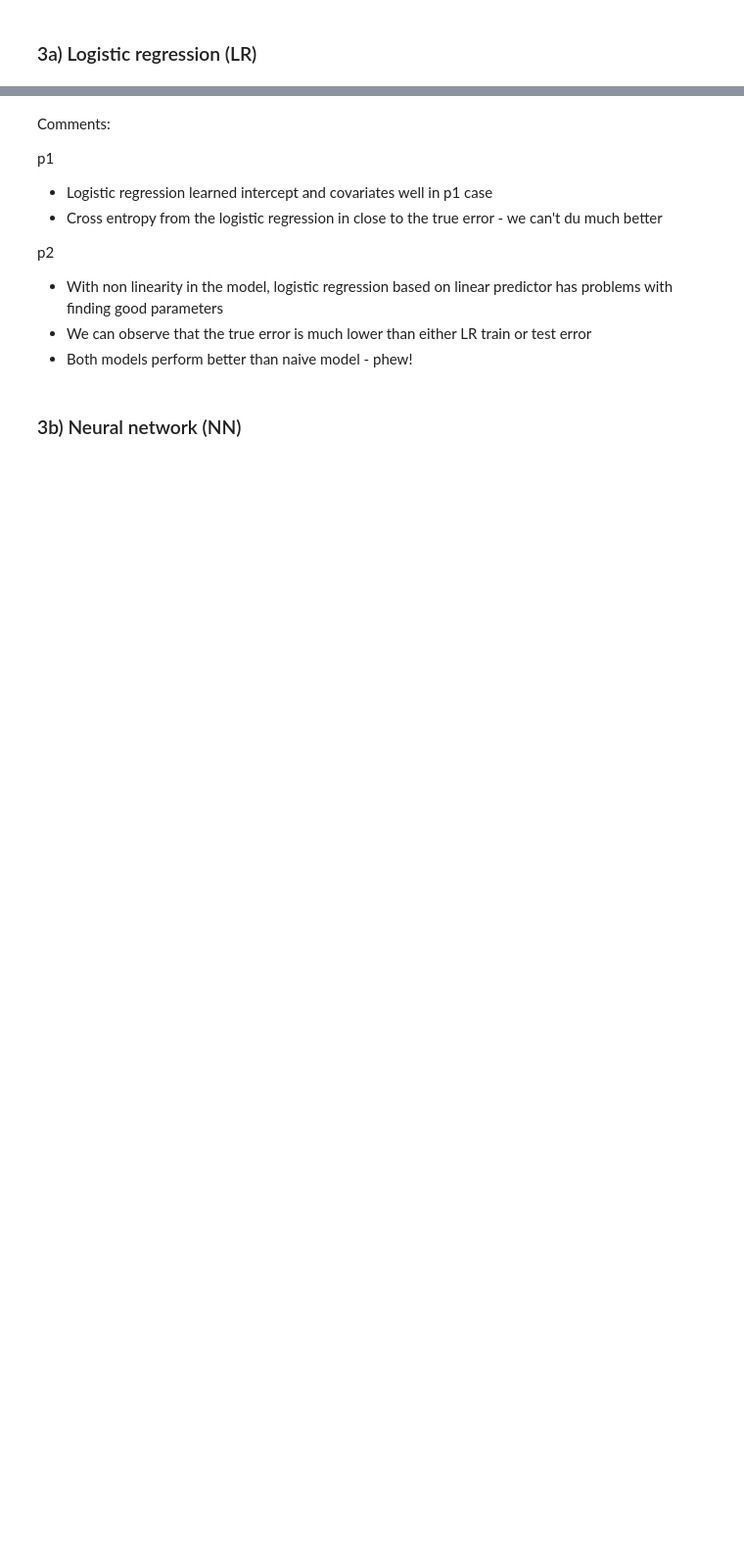
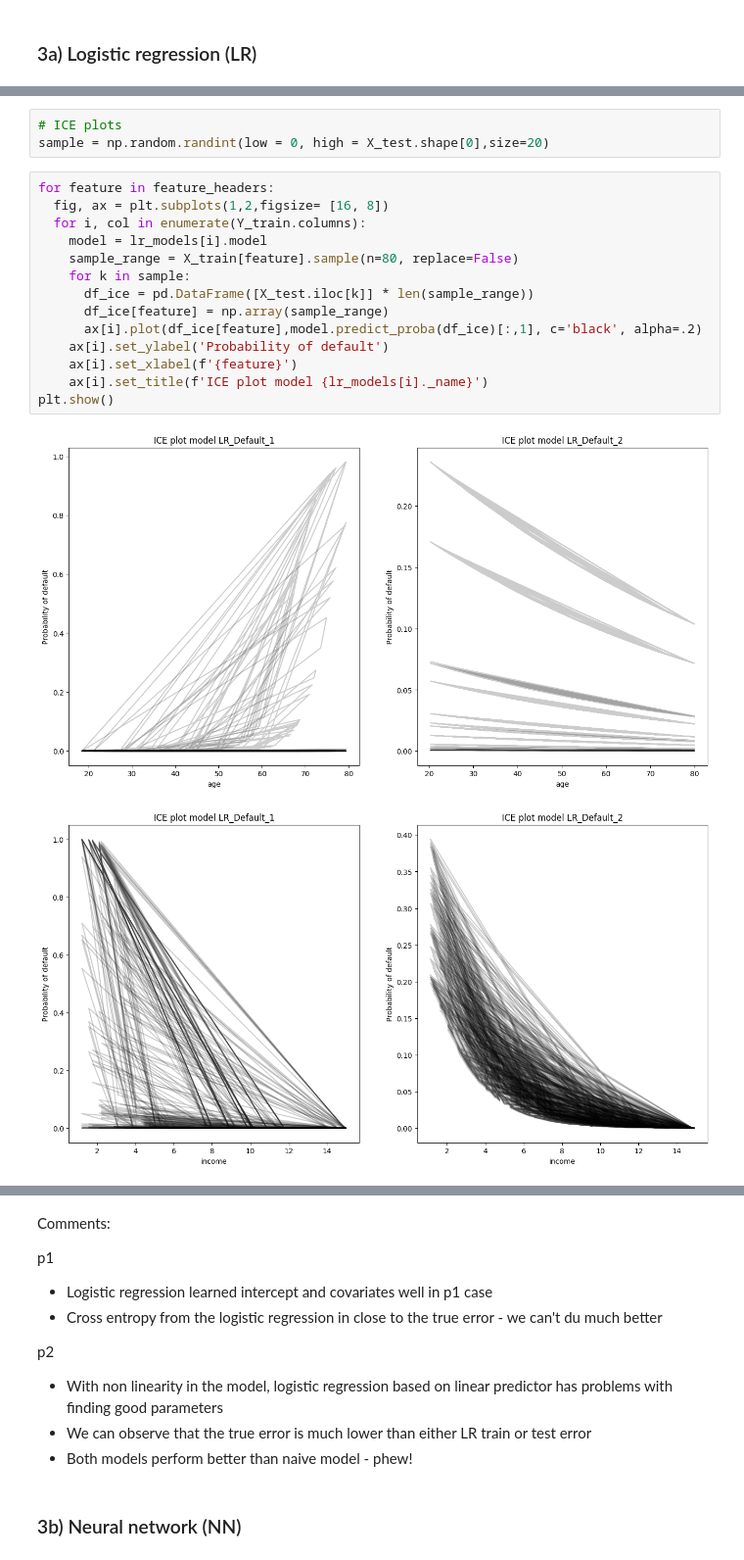
Before and after one commit to tskorkowski/CAS-ML, a Jupyter notebook: sessions/project1/Project 1 - Template.ipynb, the cells around one changed output, grey strips where cells are left out. Shown at 98% size. Saved outputs shown, nothing was run; the diff lists cells and outputs as text; blank space fills up the shorter version.

```diff
--- a/sessions/project1/Project 1 - Template.ipynb
+++ b/sessions/project1/Project 1 - Template.ipynb
@@ -289,0 +350,20 @@ for i, col in enumerate(Y_train.columns):
+# %%
+# ICE plots
+sample = np.random.randint(low = 0, high = X_test.shape[0],size=20)
+# %%
+for feature in feature_headers:
+  fig, ax = plt.subplots(1,2,figsize= [16, 8])
+  for i, col in enumerate(Y_train.columns):
+    model = lr_models[i].model
+    sample_range = X_train[feature].sample(n=80, replace=False)
+    for k in sample:
+      df_ice = pd.DataFrame([X_test.iloc[k]] * len(sample_range))
+      df_ice[feature] = np.array(sample_range)
+      ax[i].plot(df_ice[feature],model.predict_proba(df_ice)[:,1], c='black', alpha=.2)
+    ax[i].set_ylabel('Probability of default')
+    ax[i].set_xlabel(f'{feature}')
+    ax[i].set_title(f'ICE plot model {lr_models[i]._name}')
+plt.show()
+# %% [output]
+[figure, added]
+[figure, added]
```
Also changed, not shown: parts of 32 cells of this notebook.
